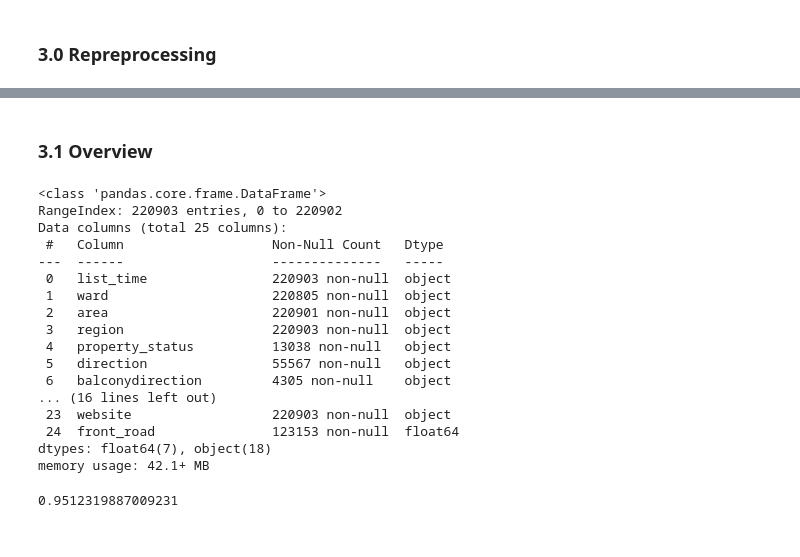
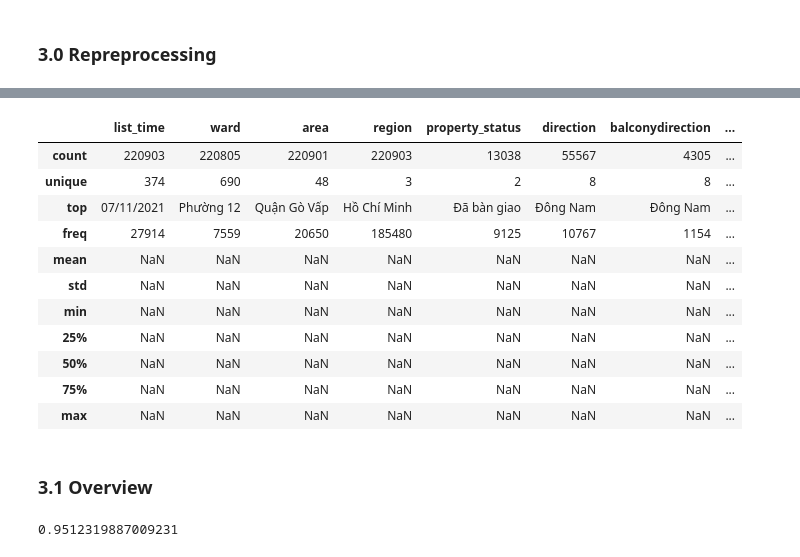
Before and after one commit to DaiVo20/-Real-Estate-Data-Analysis, a Jupyter notebook: EDA.ipynb, the cells around one changed output, grey strips where cells are left out. Cells and saved outputs as stored; diff of their text form; code cells hidden in the pictures.

```diff
--- a/EDA.ipynb
+++ b/EDA.ipynb
@@ -187,25 +138,20 @@ BDS_df['front_road'] = BDS_df['front_road'].apply(lambda x: convert_float(x))
+# %%
+BDS_df.describe(include='all')
+# %% [output]
+|  | list_time | ward | area | region | property_status | direction | balconydirection | ... |
+| count | 220903 | 220805 | 220901 | 220903 | 13038 | 55567 | 4305 | ... |
+| unique | 374 | 690 | 48 | 3 | 2 | 8 | 8 | ... |
+| top | 07/11/2021 | Phường 12 | Quận Gò Vấp | Hồ Chí Minh | Đã bàn giao | Đông Nam | Đông Nam | ... |
+| freq | 27914 | 7559 | 20650 | 185480 | 9125 | 10767 | 1154 | ... |
+| mean | NaN | NaN | NaN | NaN | NaN | NaN | NaN | ... |
+| std | NaN | NaN | NaN | NaN | NaN | NaN | NaN | ... |
+| min | NaN | NaN | NaN | NaN | NaN | NaN | NaN | ... |
+| 25% | NaN | NaN | NaN | NaN | NaN | NaN | NaN | ... |
+| 50% | NaN | NaN | NaN | NaN | NaN | NaN | NaN | ... |
+| 75% | NaN | NaN | NaN | NaN | NaN | NaN | NaN | ... |
+| max | NaN | NaN | NaN | NaN | NaN | NaN | NaN | ... |
 # %%
 BDS_df.to_csv('BDS.csv')
 # %% [markdown]
 ### 3.1 Overview
-# %%
-BDS_df.info()
-# %% [output]
-<class 'pandas.core.frame.DataFrame'>
-RangeIndex: 220903 entries, 0 to 220902
-Data columns (total 25 columns):
- #   Column                   Non-Null Count   Dtype
----  ------                   --------------   -----
- 0   list_time                220903 non-null  object
- 1   ward                     220805 non-null  object
- 2   area                     220901 non-null  object
- 3   region                   220903 non-null  object
- 4   property_status          13038 non-null   object
- 5   direction                55567 non-null   object
- 6   balconydirection         4305 non-null    object
-... (16 lines left out)
- 23  website                  220903 non-null  object
- 24  front_road               123153 non-null  float64
-dtypes: float64(7), object(18)
-memory usage: 42.1+ MB
 # %%
```
Also changed, not shown: parts of 38 cells of this notebook, 1 other file.
